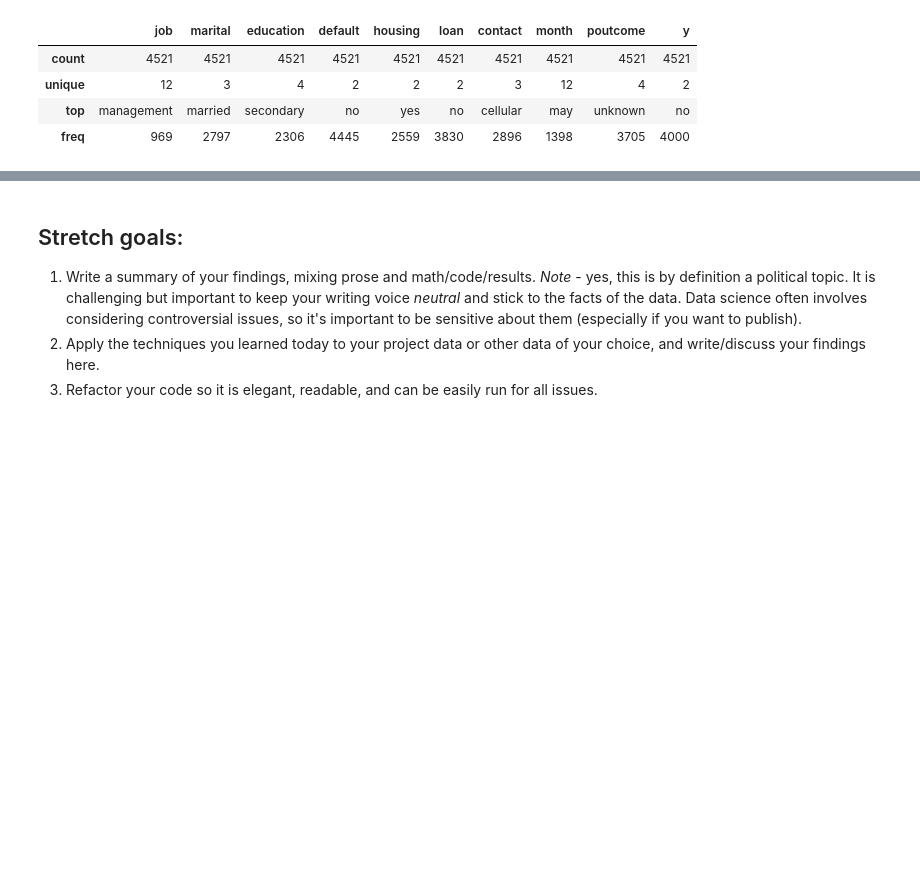
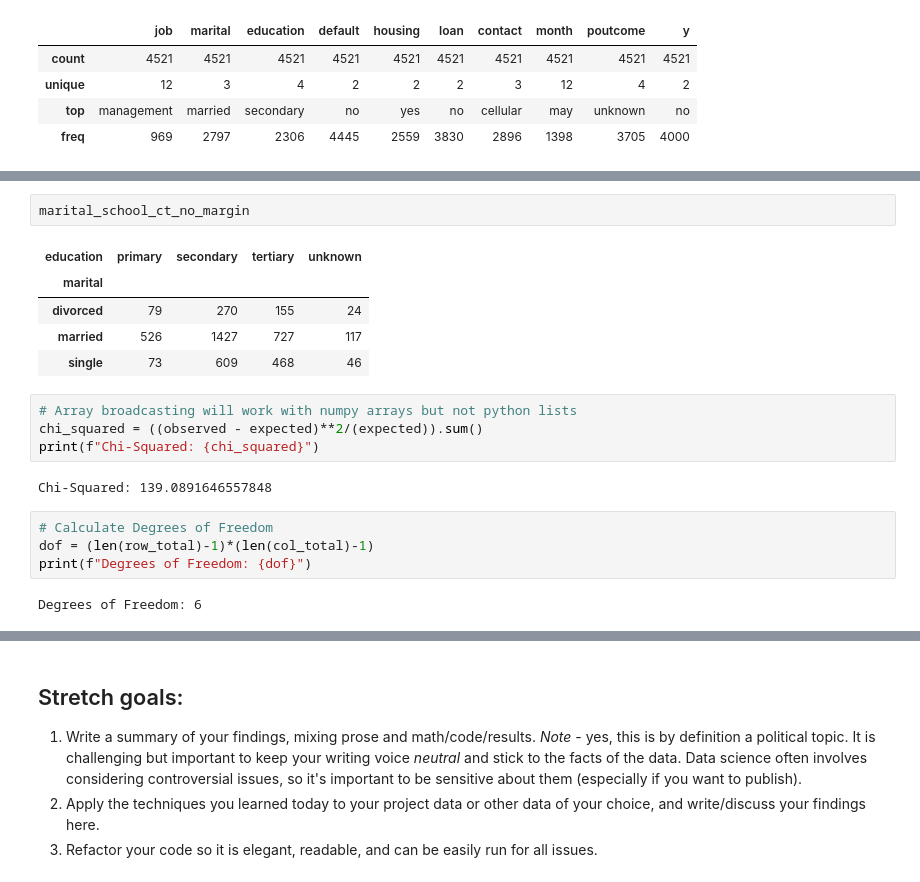
Before and after one commit to ErikSeguinte/DS-Unit-1-Sprint-2-Statistics, a Jupyter notebook: module2/LS_DS_122_Sampling_Confidence_Intervals_and_Hypothesis_Testing_Assignment.ipynb, the cells around one changed output, grey strips where cells are left out. Cells and saved outputs as stored; diff of their text form; blank space fills up the shorter version.

```diff
--- a/module2/LS_DS_122_Sampling_Confidence_Intervals_and_Hypothesis_Testing_Assignment.ipynb
+++ b/module2/LS_DS_122_Sampling_Confidence_Intervals_and_Hypothesis_Testing_Assignment.ipynb
@@ -169,0 +211,20 @@ pd.crosstab(bank_df['education'], bank_df['marital'], margins = True)
+# %%
+marital_school_ct_no_margin
+# %% [output]
+| education | primary | secondary | tertiary | unknown |
+| marital |  |  |  |  |
+| divorced | 79 | 270 | 155 | 24 |
+| married | 526 | 1427 | 727 | 117 |
+| single | 73 | 609 | 468 | 46 |
+# %%
+# Array broadcasting will work with numpy arrays but not python lists
+chi_squared = ((observed - expected)**2/(expected)).sum()
+print(f"Chi-Squared: {chi_squared}")
+# %% [output]
+Chi-Squared: 139.0891646557848
+# %%
+# Calculate Degrees of Freedom
+dof = (len(row_total)-1)*(len(col_total)-1)
+print(f"Degrees of Freedom: {dof}")
+# %% [output]
+Degrees of Freedom: 6
```
Also changed, not shown: parts of 10 cells of this notebook.
